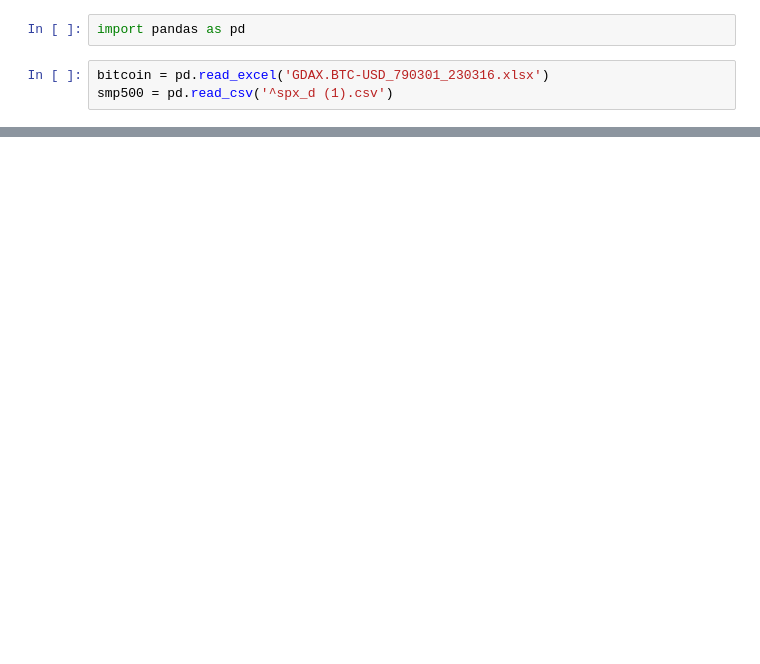
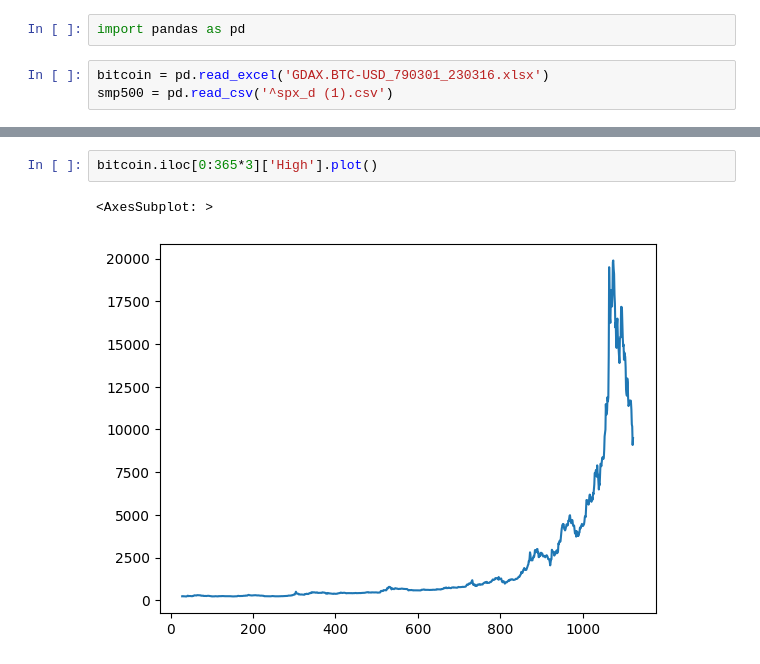
Before and after one commit to aintproud/analitic, a Jupyter notebook: 1.ipynb, the cells around one changed output, grey strips where cells are left out. Saved outputs shown, nothing was run; the diff lists cells and outputs as text; blank space fills up the shorter version.

```diff
--- a/1.ipynb
+++ b/1.ipynb
@@ -40,0 +42,5 @@ smp500
+# %%
+bitcoin.iloc[0:365*3]['High'].plot()
+# %% [output]
+<AxesSubplot: >
+[figure, added]
```
Also changed, not shown: parts of 6 cells of this notebook.
